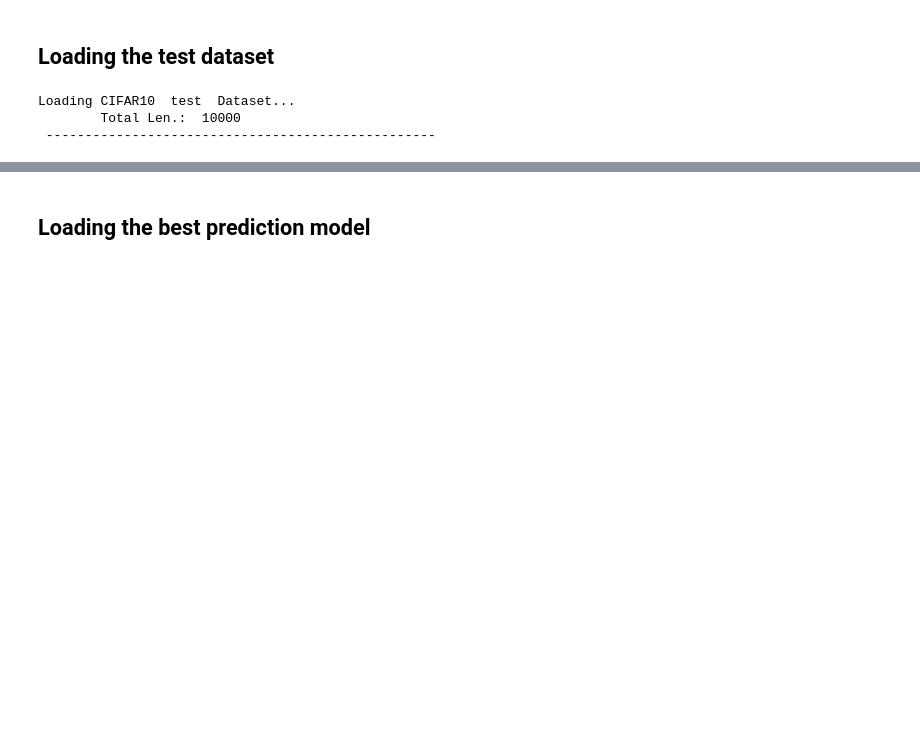
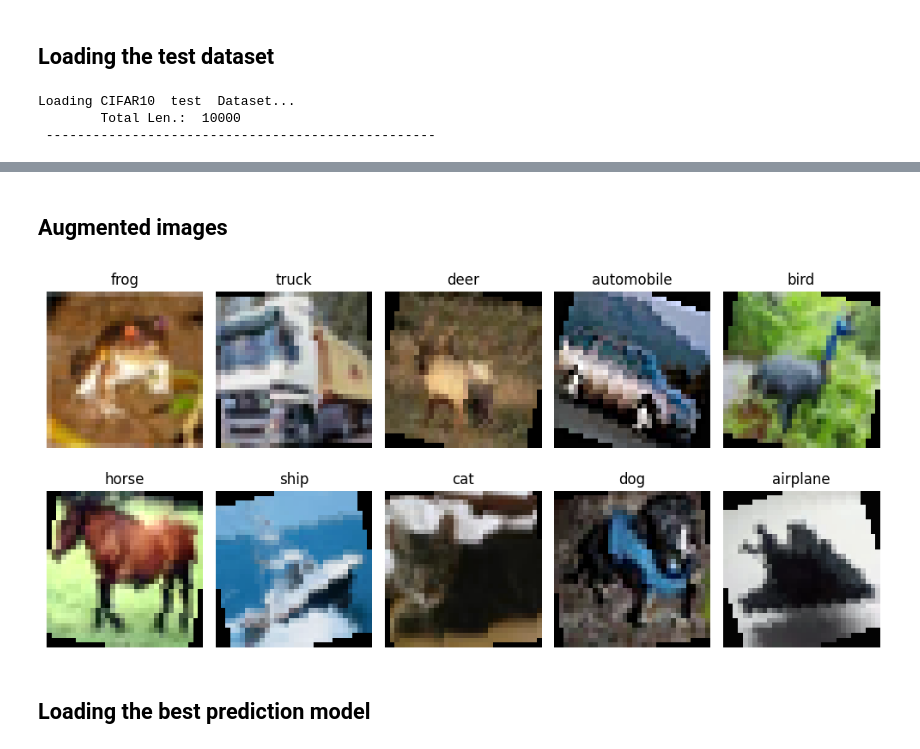
Before and after one commit to HkPPP/CIFAR10, a Jupyter notebook: result_explorer.ipynb, the cells around one changed output, grey strips where cells are left out. Cells and saved outputs as stored; diff of their text form; code cells hidden in the pictures; blank space fills up the shorter version.

```diff
--- a/result_explorer.ipynb
+++ b/result_explorer.ipynb
@@ -47,3 +93,57 @@ Loading CIFAR10  test  Dataset...
+# %% [markdown]
+## Augmented images
+# %%
+from torchvision.transforms import (
+    RandomRotation, RandomHorizontalFlip, ColorJitter,
+    RandomAdjustSharpness, ToTensor, Normalize, Compose
+)
+
+mean = [0.4914, 0.4822, 0.4465]
+std  = [0.247, 0.243, 0.261]
+
+train_transform = Compose([
+    RandomRotation(20),
+    RandomHorizontalFlip(0.1),
+    ColorJitter(brightness=0.1, contrast=0.1, saturation=0.1),
+    RandomAdjustSharpness(sharpness_factor=2, p=0.1),
+    ToTensor(),
+    Normalize(mean, std),
+])
+
+# Helper to denormalize back to [0,1] for display
+mean_tensor = torch.tensor(mean).view(3, 1, 1)
+std_tensor  = torch.tensor(std).view(3, 1, 1)
+
+def denormalize(img_tensor):
+    """
+    img_tensor: (3, H, W) normalized tensor
+    returns: (H, W, 3) numpy array in [0,1]
+    """
+    img = img_tensor * std_tensor + mean_tensor
+    img = img.clamp(0, 1)
+    return img.permute(1, 2, 0).cpu().numpy()
+
+# Apply transform
+transformed_imgs = []
+for pil_img in example_imgs:
+    t_img = train_transform(pil_img)   # (3,H,W) tensor, normalized
+    transformed_imgs.append(t_img)
+
+# Plot 2×5 grid of transformed images
+fig, axes = plt.subplots(2, 5, figsize=(10, 5))
+axes = axes.flatten()
+
+for i, (t_img, label) in enumerate(zip(transformed_imgs, example_labels)):
+    ax = axes[i]
+    img_np = denormalize(t_img)
+    ax.imshow(img_np)
+    ax.set_title(class_names[label])
+    ax.axis("off")
+
+plt.tight_layout()
+plt.show()
+# %% [output]
+[figure, added]
 # %% [markdown]
 ## Loading the best prediction model
 # %%
```
Also changed, not shown: parts of 5 cells of this notebook.
